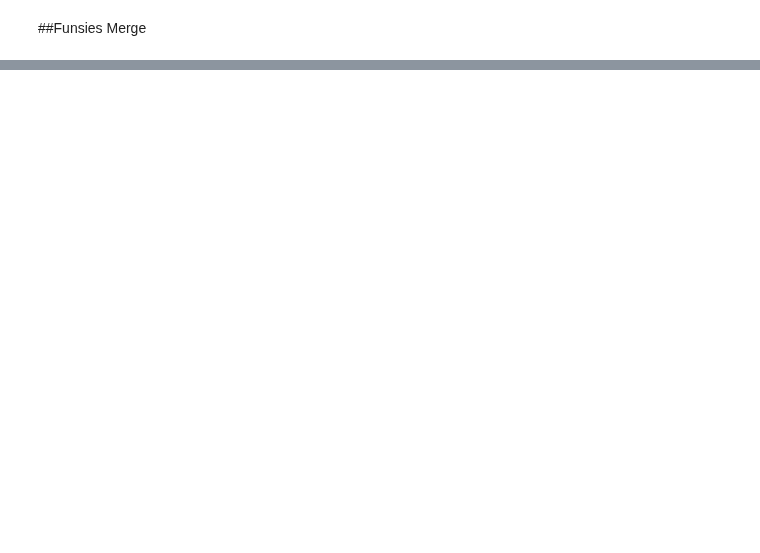
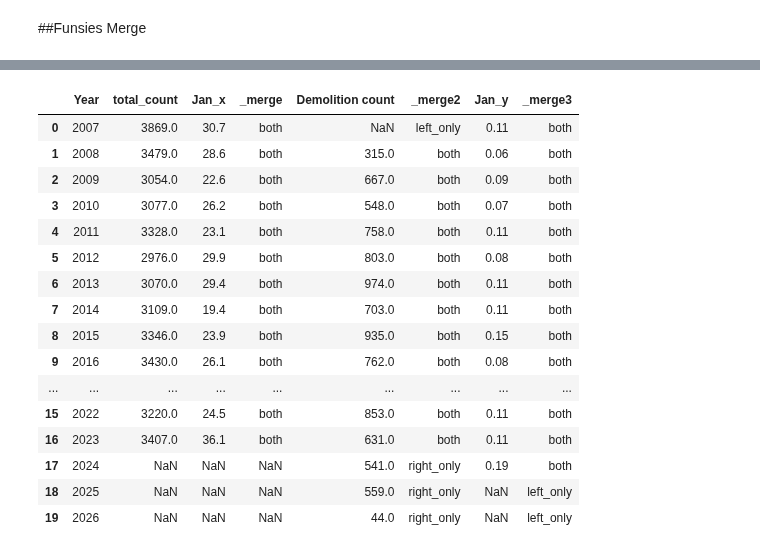
Before and after one commit to carlavilla/DataViz2025, a Jupyter notebook: CV_PS1.ipynb, the cells around one changed output, grey strips where cells are left out. Drawn from its saved outputs; the diff is of its cells as text; code cells hidden in the pictures; blank space fills up the shorter version.

```diff
--- a/CV_PS1.ipynb
+++ b/CV_PS1.ipynb
@@ -272,0 +293,4 @@ KeyError: "None of [Index(['Year', 'Jan'], dtype='object')] are in the [columns]
+# %%
+#removing irrelevant data
+precip3= precip2[['Year', 'Jan']]
+precip3.head()
@@ -272,0 +304,4 @@ KeyError: "None of [Index(['Year', 'Jan'], dtype='object')] are in the [columns]
+# %%
+#removing extraneous rows
+precip4 = precip3.drop(precip3.index[0:2])
+precip4.head()
@@ -272,0 +327,4 @@ KeyError: "None of [Index(['Year', 'Jan'], dtype='object')] are in the [columns]
+# %%
+#reseting index so I can delete the correct indeces
+precip_reset= precip4.reset_index(drop=True)
+precip_reset.tail(7)
@@ -272,0 +340,4 @@ KeyError: "None of [Index(['Year', 'Jan'], dtype='object')] are in the [columns]
+# %%
+#dropping extraneous tail indices
+precip5= precip_reset.drop(precip_reset.index[18:])
+precip5.tail()
@@ -272,0 +360,23 @@ KeyError: "None of [Index(['Year', 'Jan'], dtype='object')] are in the [columns]
+# %%
+#Merge successful
+#left-only merges make sense
+pit4 = pd.merge(pit3, precip5, how='outer', on=['Year'],indicator='_merge3')
+pit4
+# %% [output]
+|  | Year | total_count | Jan_x | _merge | Demolition count | _merge2 | Jan_y | _merge3 |
+| 0 | 2007 | 3869.0 | 30.7 | both | NaN | left_only | 0.11 | both |
+| 1 | 2008 | 3479.0 | 28.6 | both | 315.0 | both | 0.06 | both |
+| 2 | 2009 | 3054.0 | 22.6 | both | 667.0 | both | 0.09 | both |
+| 3 | 2010 | 3077.0 | 26.2 | both | 548.0 | both | 0.07 | both |
+| 4 | 2011 | 3328.0 | 23.1 | both | 758.0 | both | 0.11 | both |
+| 5 | 2012 | 2976.0 | 29.9 | both | 803.0 | both | 0.08 | both |
+| 6 | 2013 | 3070.0 | 29.4 | both | 974.0 | both | 0.11 | both |
+| 7 | 2014 | 3109.0 | 19.4 | both | 703.0 | both | 0.11 | both |
+| 8 | 2015 | 3346.0 | 23.9 | both | 935.0 | both | 0.15 | both |
+| 9 | 2016 | 3430.0 | 26.1 | both | 762.0 | both | 0.08 | both |
+| ... | ... | ... | ... | ... | ... | ... | ... | ... |
+| 15 | 2022 | 3220.0 | 24.5 | both | 853.0 | both | 0.11 | both |
+| 16 | 2023 | 3407.0 | 36.1 | both | 631.0 | both | 0.11 | both |
+| 17 | 2024 | NaN | NaN | NaN | 541.0 | right_only | 0.19 | both |
+| 18 | 2025 | NaN | NaN | NaN | 559.0 | right_only | NaN | left_only |
+| 19 | 2026 | NaN | NaN | NaN | 44.0 | right_only | NaN | left_only |
```
Also changed, not shown: parts of 50 cells of this notebook.
